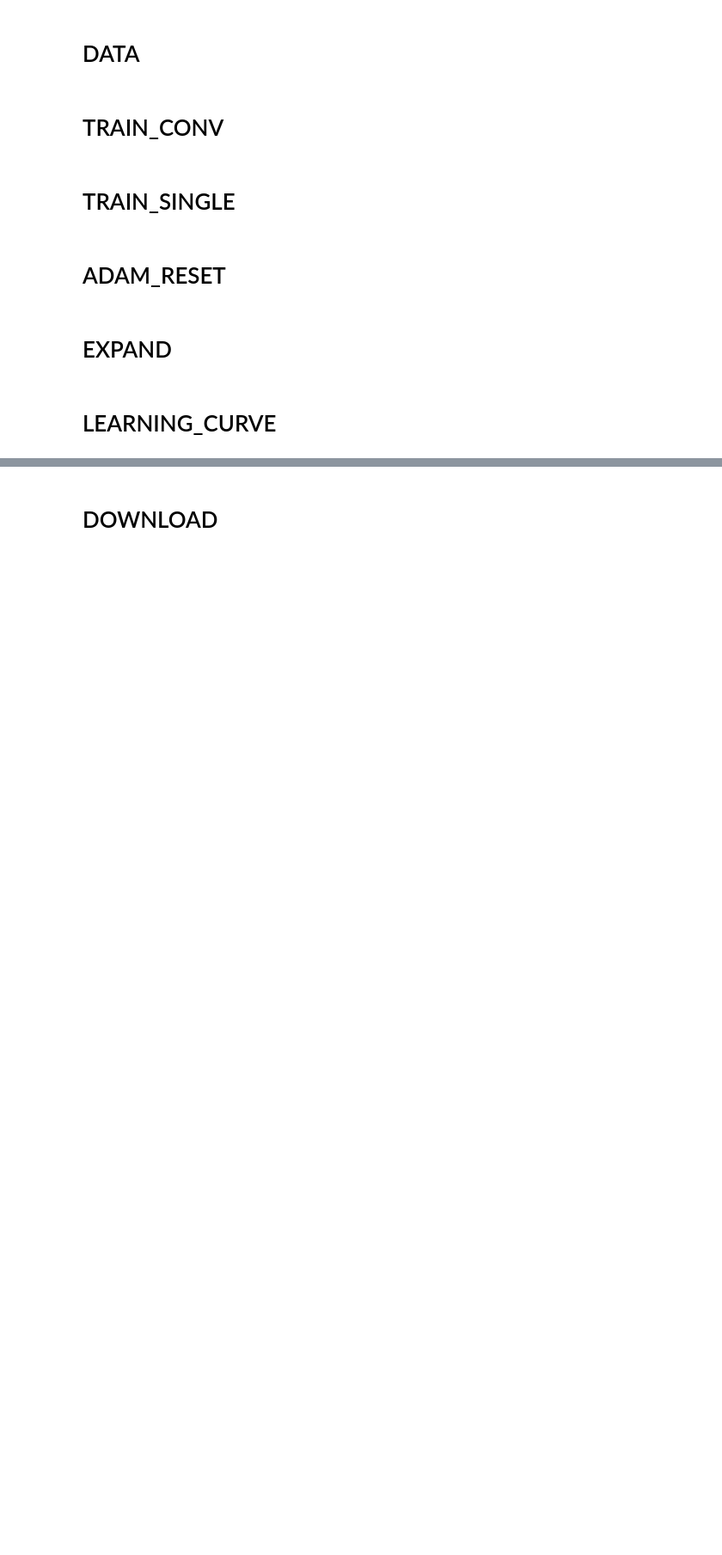
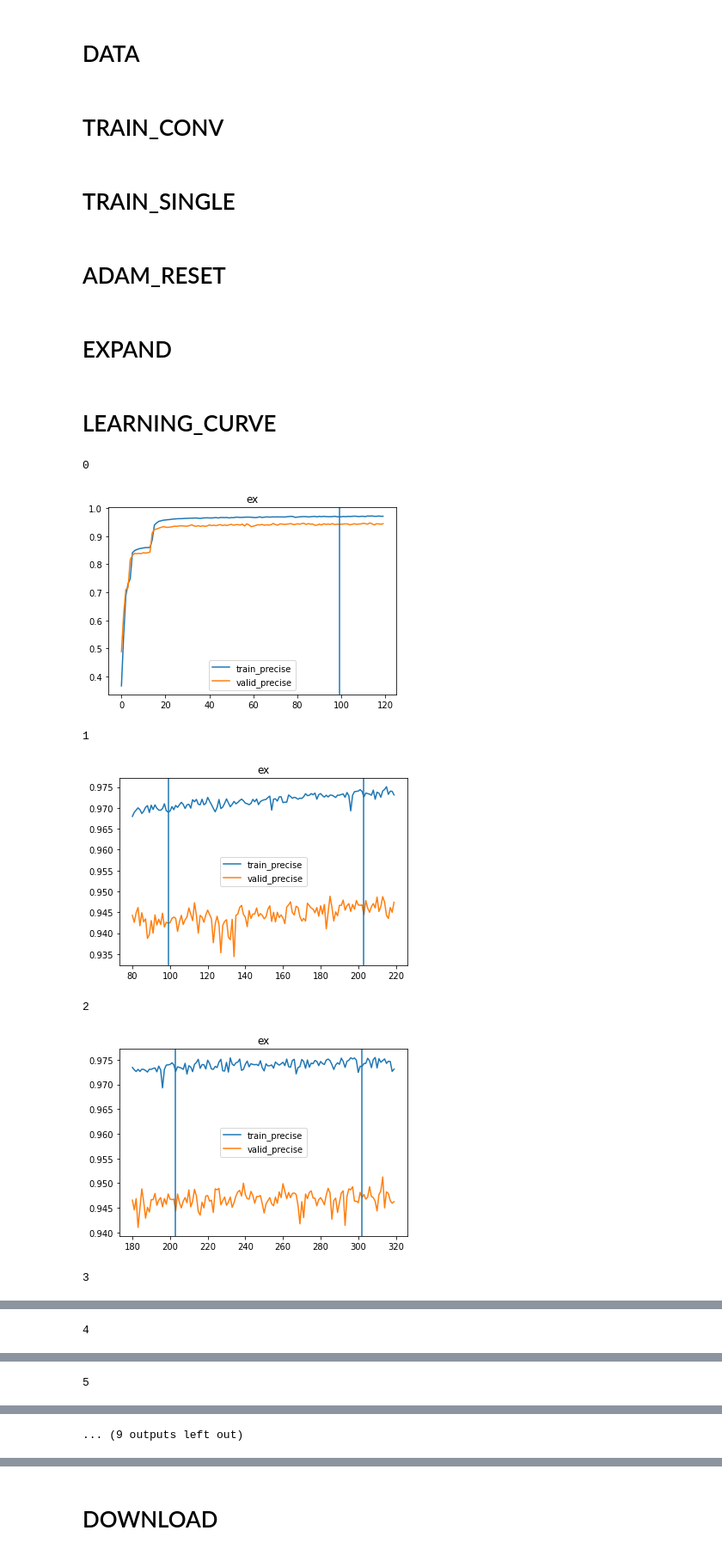
Before and after one commit to Line233/one, a Jupyter notebook: Conv.ipynb, the cells around one changed output, grey strips where cells are left out. Shown: that part at 86% size. Drawn from its saved outputs; the diff is of its cells as text; code cells hidden in the pictures; blank space fills up the shorter version.

Commit message:
version1.1

```diff
--- a/Conv.ipynb
+++ b/Conv.ipynb
@@ -180,13 +180,13 @@ select_loss=[True,False,True,False]
 select_precise=[False,True,False,True]
 folder_out='./out/'
 # %%
-version=1
+version=1.1
 batch_size=128
-epoch=1000
+epoch=500
 epoch_per=1
 lr=0.001
 hidden=20
-ee_mini=100
+ee_mini=40
 ee_step=20
 ee_bias=0
 # %%
@@ -264,8 +264,10 @@ torch.save(ex_model,out_name(version,'ex_model'))
 # %%
 single_lc=tool.learning_curve.load2(out_name(version,'single_lc.npy'),labels,title='single')
 ar_lc=tool.learning_curve.load2(out_name(version,'ar_lc.npy'),labels,title='ar')
+ex_lc=tool.learning_curve.load2(out_name(version,'ex_lc.npy'),labels,title='ex')
+
 compare_lc=tool.learning_curve(
-    [single_lc.records[1],single_lc.records[3],ar_lc.records[1],ar_lc.records[3]],
-    labels=['single_train','single_valid','ar_train','ar_valid']
+    [single_lc.records[1],single_lc.records[3],ar_lc.records[1],ar_lc.records[3],ex_lc.records[1],ex_lc.records[3]],
+    labels=['single_train','single_valid','ar_train','ar_valid','ex_train','ex_valid']
 )
-compare_lc.add_vlines(ar_lc.vlines)
+# compare_lc.add_vlines(ar_lc.vlines)
@@ -282,2 +274,10 @@ lc.draw()
 # %%
-lc.draw_range(block_num=10)
+ex_lc.draw_range(block_num=10,select=select_precise,expand=20)
+# %% [output]
+0
+[figure, added]
+1
+[figure, added]
+2
+[figure, added]
+3
@@ -283,0 +285 @@ lc.draw_range(block_num=10)
+4
@@ -283,0 +287 @@ lc.draw_range(block_num=10)
+5
@@ -283,0 +289 @@ lc.draw_range(block_num=10)
+... (9 outputs left out)
```
Also changed, not shown: parts of 8 cells of this notebook.
